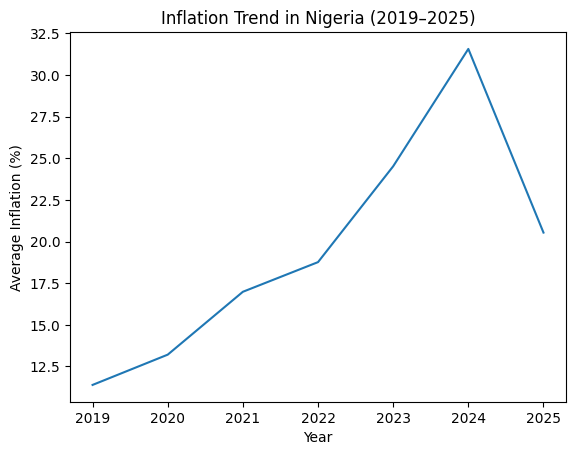
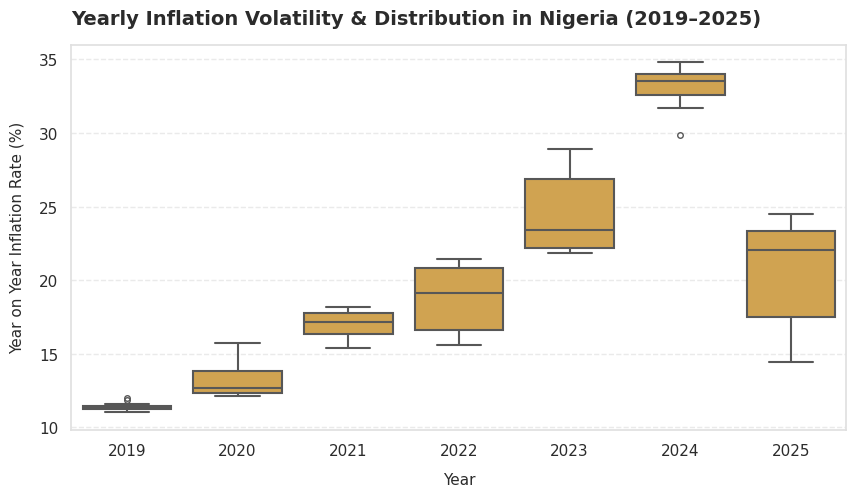
The change to this notebook cell's code, shown as a diff; its figure went from the first image to the second:
--- before
+++ after
@@ -11,7 +11,22 @@
     sys.path.append(str(PROJECT_ROOT))
 
-from src.config import PROCESSED_DATA_DIR
+from src.config import PROCESSED_DATA_DIR, NG_DARK, NG_GREEN, NG_GOLD
+from src.utils.saveFigure import saveFigure
 import pandas as pd
 
+sns.set_theme(style="whitegrid")
+plt.rcParams.update({
+    'font.family': 'sans-serif',
+    'font.sans-serif': ['DejaVu Sans', 'Arial', 'Helvetica'],
+    'text.color': NG_DARK,
+    'axes.labelcolor': NG_DARK,
+    'xtick.color': NG_DARK,
+    'ytick.color': NG_DARK,
+    'axes.edgecolor': '#E0E0E0',
+    'grid.color': '#EAEAEA',
+    'grid.linestyle': '--',
+    'figure.facecolor': 'white',
+    'axes.facecolor': 'white'
+})
     
     
@@ -20,4 +35,5 @@
 # load clean csv
 df = pd.read_csv(PROCESSED_DATA_DIR / 'inflation_in_nigeria_2019_2025_clean.csv', parse_dates=['date'])
+df['year'] = df['date'].dt.year
 
 
@@ -30,12 +46,19 @@
 inflation_range = (
     df.groupby(df['date'].dt.year)['yoy_inflation_pct']
-    .agg(['mean', 'min', 'max', 'std'])
-  
+    .agg(['mean', 'min', 'max', 'std']) 
 )
+# save figure 
+fig1 = plt.figure(figsize=(10, 5))
 
 sns.lineplot(
     data=inflation_range,
-    x='date',
-    y='mean'
+    x=inflation_range.index,
+    y='mean',
+    color=NG_GREEN,
+    marker='o',
+    linewidth=3,
+    markersize=8,
+    markerfacecolor=NG_GOLD, 
+    markeredgecolor=NG_GREEN
 )
 
@@ -44,7 +67,30 @@
 plt.ylabel("Average Inflation (%)")
 
+saveFigure('inflation_trend_line_plot.png', fig=fig1)
+
+# ____ Plot the volatility by year
+plt.clf()
+fig2 = plt.figure(figsize=(10, 5))
+sns.boxplot(
+    data=df,
+    x='year',
+    y='yoy_inflation_pct',
+    color=NG_GOLD,          # This applies your brand green to the boxes cleanly
+    linewidth=1.5,
+    fliersize=4              # Adjusts the size of any outlier dots if they exist
+)
 
 
+plt.title("Yearly Inflation Volatility & Distribution in Nigeria (2019–2025)", 
+          fontsize=14, fontweight='bold', pad=15, loc='left')
+plt.xlabel("Year", fontsize=11, labelpad=10)
+plt.ylabel("Year on Year Inflation Rate (%)", fontsize=11, labelpad=10)
+saveFigure('inflation_trend_box_plot.png', fig=fig2)
+
+# 1. Use df (the original monthly data), filter for 2024, and sort from lowest to highest
+outlier_hunter = df[df['date'].dt.year == 2024].sort_values(by='yoy_inflation_pct')
 
 
+# 2. Print out the date and the inflation values to locate that ~15.5% outlier
+print(outlier_hunter[['date', 'yoy_inflation_pct']])
 

Commit: question 1 answered